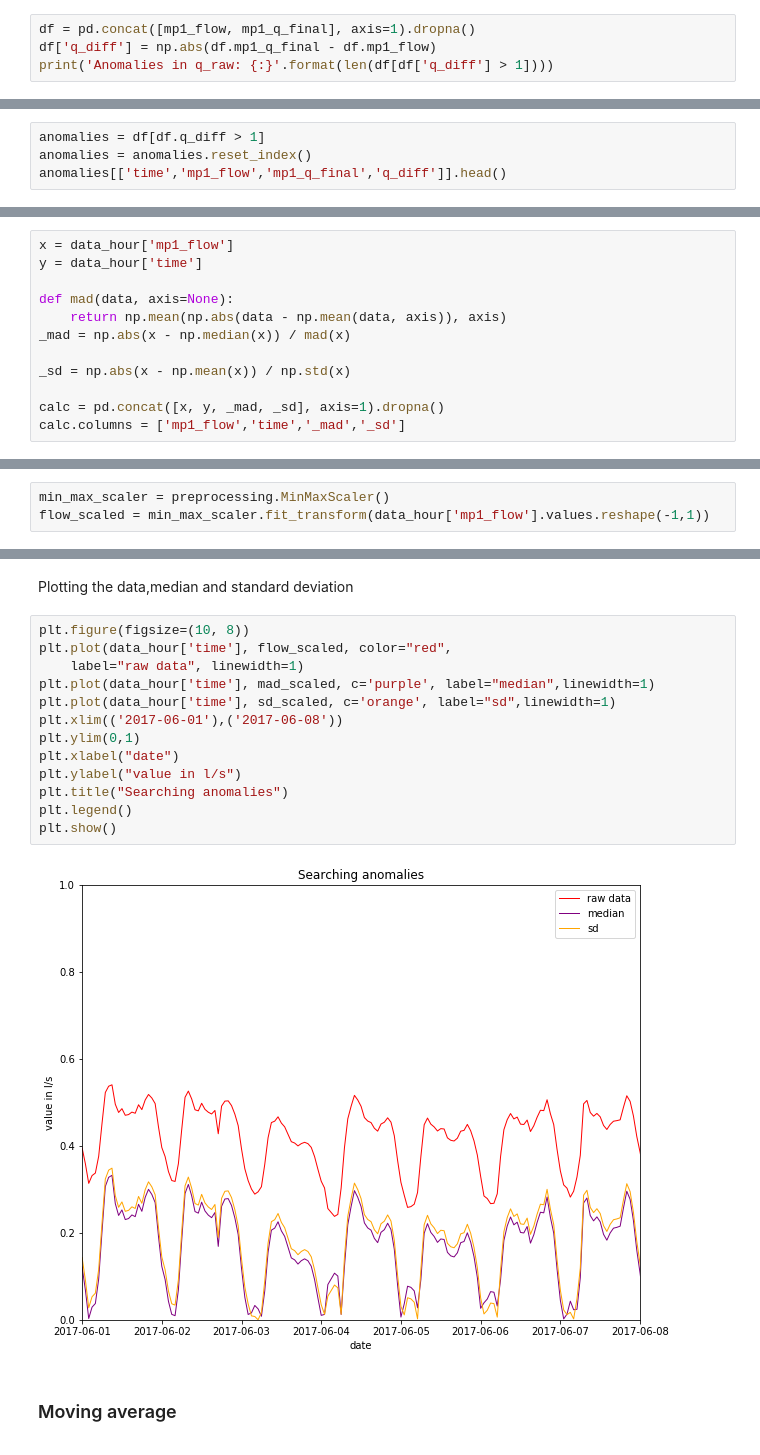
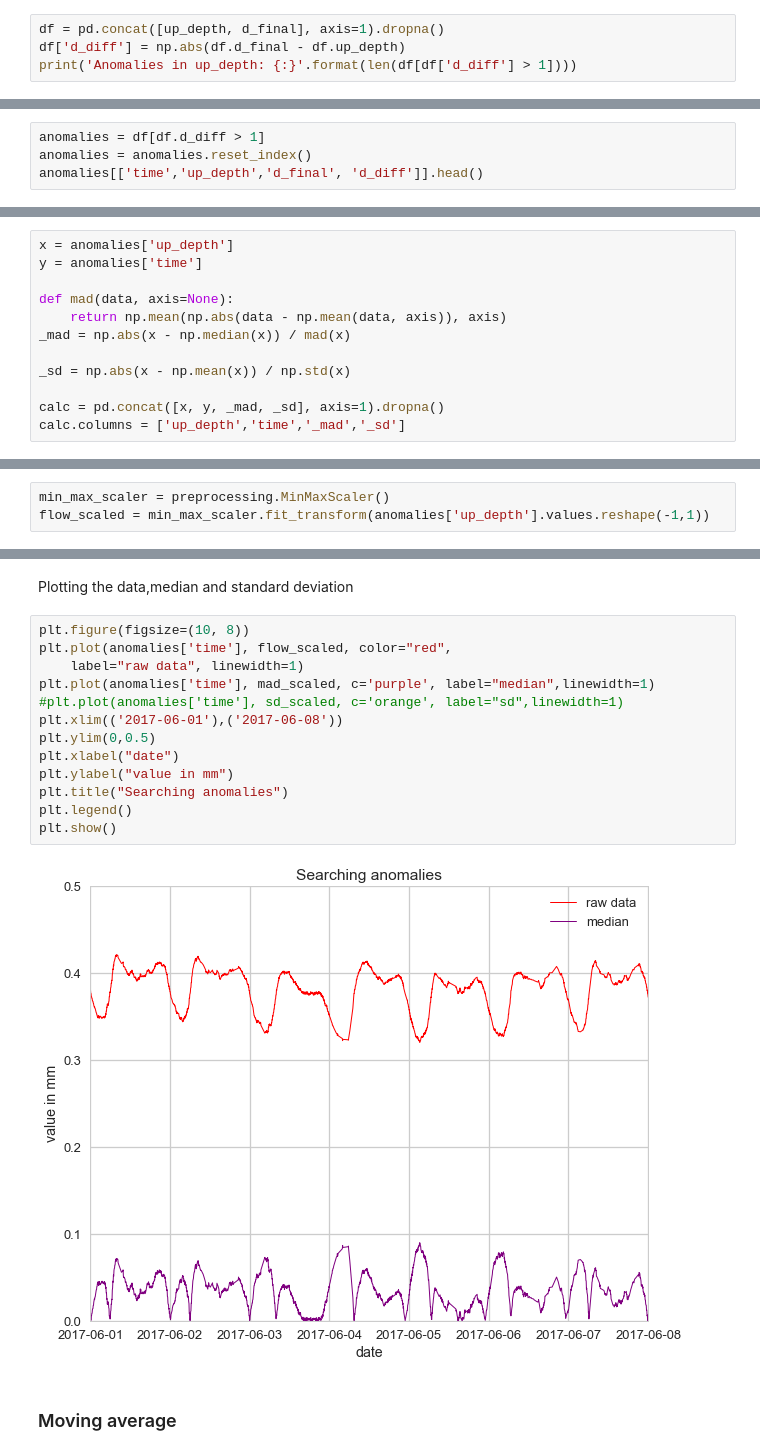
Before and after one commit to efemeryds/flow_exploration, a Jupyter notebook: notebooks/anomalies-detection-site-[7879].ipynb, the cells around one changed output, grey strips where cells are left out. Drawn from its saved outputs; the diff is of its cells as text.

```diff
--- a/notebooks/anomalies-detection-site-[7879].ipynb
+++ b/notebooks/anomalies-detection-site-[7879].ipynb
@@ -68,7 +71,7 @@ Name: mp1_q_final, dtype: float64
 # %% [markdown]
 ### Adding the difference between raw and final
 # %%
-df = pd.concat([mp1_flow, mp1_q_final], axis=1).dropna()
-df['q_diff'] = np.abs(df.mp1_q_final - df.mp1_flow)
-print('Anomalies in q_raw: {:}'.format(len(df[df['q_diff'] > 1])))
+df = pd.concat([up_depth, d_final], axis=1).dropna()
+df['d_diff'] = np.abs(df.d_final - df.up_depth)
+print('Anomalies in up_depth: {:}'.format(len(df[df['d_diff'] > 1])))
 # %% [output]
@@ -76,7 +79,7 @@ Anomalies in q_raw: 195138
 # %% [markdown]
 ### Creating anomalies data frame
 # %%
-anomalies = df[df.q_diff > 1]
+anomalies = df[df.d_diff > 1]
 anomalies = anomalies.reset_index()
-anomalies[['time','mp1_flow','mp1_q_final','q_diff']].head()
+anomalies[['time','up_depth','d_final', 'd_diff']].head()
 # %% [output]
@@ -177,8 +150,8 @@ data_hour = data_hour[data_hour.mp1_flow != 0]
 # %% [markdown]
 ### Median absolute deviation and standard deviation
 # %%
-x = data_hour['mp1_flow']
-y = data_hour['time']
+x = anomalies['up_depth']
+y = anomalies['time']
 
 def mad(data, axis=None):
     return np.mean(np.abs(data - np.mean(data, axis)), axis)
@@ -187,7 +160,7 @@ _mad = np.abs(x - np.median(x)) / mad(x)
 _sd = np.abs(x - np.mean(x)) / np.std(x)
 
 calc = pd.concat([x, y, _mad, _sd], axis=1).dropna()
-calc.columns = ['mp1_flow','time','_mad','_sd']
+calc.columns = ['up_depth','time','_mad','_sd']
 # %%
 calc.head()
 # %% [output]
@@ -203,7 +176,7 @@ calc.head()
 Scaling the data
 # %%
 min_max_scaler = preprocessing.MinMaxScaler()
-flow_scaled = min_max_scaler.fit_transform(data_hour['mp1_flow'].values.reshape(-1,1))
+flow_scaled = min_max_scaler.fit_transform(anomalies['up_depth'].values.reshape(-1,1))
 # %%
 mad_scaled = min_max_scaler.fit_transform(calc['_mad'].values.reshape(-1,1))
 # %%
@@ -212,19 +185,19 @@ sd_scaled = min_max_scaler.fit_transform(calc['_sd'].values.reshape(-1,1))
 Plotting the data,median and standard deviation
 # %%
 plt.figure(figsize=(10, 8))
-plt.plot(data_hour['time'], flow_scaled, color="red",
+plt.plot(anomalies['time'], flow_scaled, color="red",
     label="raw data", linewidth=1)
-plt.plot(data_hour['time'], mad_scaled, c='purple', label="median",linewidth=1)
-plt.plot(data_hour['time'], sd_scaled, c='orange', label="sd",linewidth=1)
+plt.plot(anomalies['time'], mad_scaled, c='purple', label="median",linewidth=1)
+#plt.plot(anomalies['time'], sd_scaled, c='orange', label="sd",linewidth=1)
 plt.xlim(('2017-06-01'),('2017-06-08'))
-plt.ylim(0,1)
+plt.ylim(0,0.5)
 plt.xlabel("date")
-plt.ylabel("value in l/s")
+plt.ylabel("value in mm")
 plt.title("Searching anomalies")
 plt.legend()
 plt.show()
 # %% [output]
-[figure, old version]
+[figure, new version]
 # %% [markdown]
 ### Moving average
 # %%
```
Also changed, not shown: parts of 28 cells of this notebook, 1 other file.
